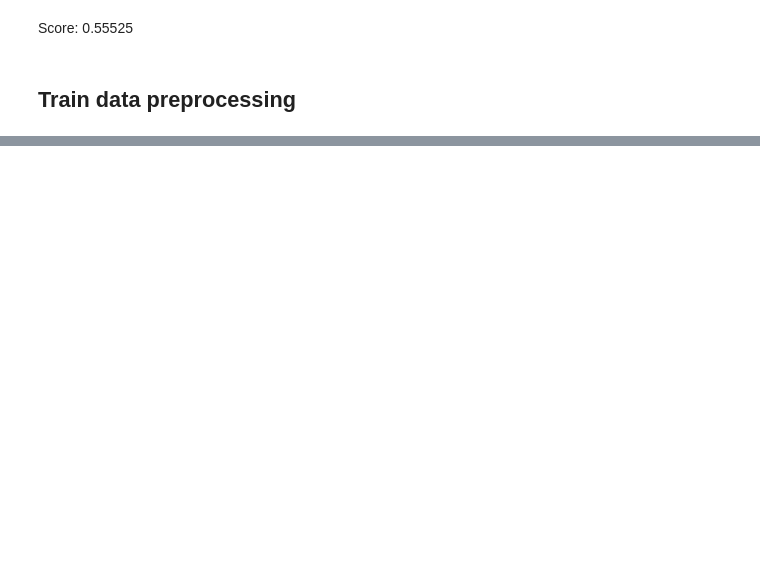
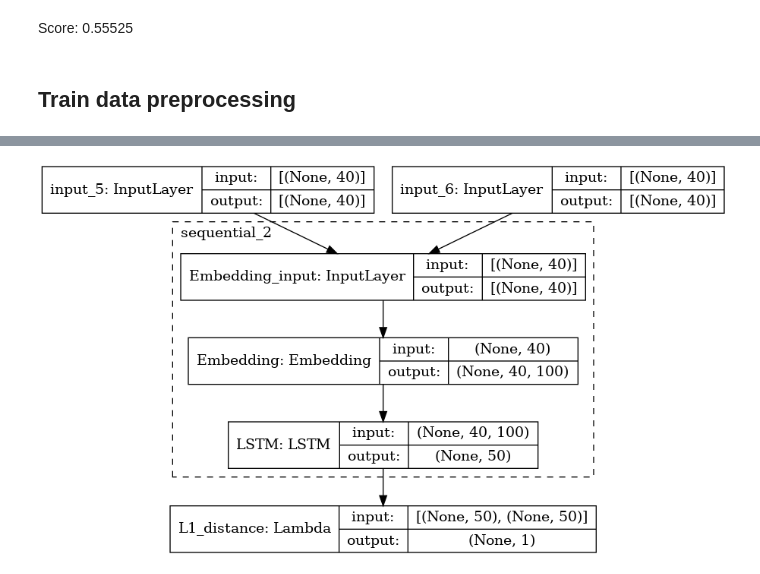
Before and after one commit to chanbi-raining/NLP, a Jupyter notebook: quora-question-pair-siamese-lstm.ipynb, the cells around one changed output, grey strips where cells are left out. Drawn from its saved outputs; the diff is of its cells as text; code cells hidden in the pictures; blank space fills up the shorter version.

```diff
--- a/quora-question-pair-siamese-lstm.ipynb
+++ b/quora-question-pair-siamese-lstm.ipynb
@@ -226,0 +258,15 @@ model.compile(loss='mse', optimizer='adam')
+# %%
+vec_size = len(embeddings_index['no'])
+embedding_vector = None
+
+word_not_in_glove = set()
+embedding_matrix = np.zeros((word_index, vec_size))
+for word, i in tok.word_index.items():
+    if word in embeddings_index.keys():
+        embedding_vector = embeddings_index.get(word)
+    else:
+        word_not_in_glove.add(word)
+    if embedding_vector is not None:
+        embedding_matrix[i] = embedding_vector
+    else:
+        embedding_matrix[i] = np.zeros(vec_size)
@@ -226,0 +299,24 @@ model.compile(loss='mse', optimizer='adam')
+# %%
+n_hidden = 50
+
+input1 = Input(shape=(max_len,), dtype='int32')
+input2 = Input(shape=(max_len,), dtype='int32')
+
+shared_model = Sequential()
+shared_model.add(layers.Embedding(name='Embedding', input_dim=word_index,
+                                  output_dim=vec_size, weights=[embedding_matrix],
+                                  input_length=max_len, trainable=False))
+shared_model.add(layers.LSTM(n_hidden, activation='relu', name='LSTM'))
+
+l1_norm = lambda x: K.exp(-K.sum(K.abs(x[0] - x[1]), axis=1, keepdims=True))
+merged = layers.Lambda(function=l1_norm, output_shape=lambda x: x[0],
+                       name='L1_distance')([shared_model(input1), shared_model(input2)])
+# pred = layers.Dense(1, activation='sigmoid', name='Similarity_layer')(merged)
+
+model = tf.keras.Model(inputs=[input1, input2], outputs=[merged])
+# model = tf.keras.Model(inputs=[input1, input2], outputs=[pred])
+# optimizer = Adadelta()
+
+model.compile(loss='mse', optimizer='adam', metrics=['accuracy'])
+
+print(model.summary())
@@ -226,0 +343,5 @@ model.compile(loss='mse', optimizer='adam')
+# %%
+from tensorflow.keras.utils import plot_model
+plot_model(model, show_shapes=True, expand_nested=True)
+# %% [output]
+[figure, added]
```
Also changed, not shown: parts of 33 cells of this notebook.
